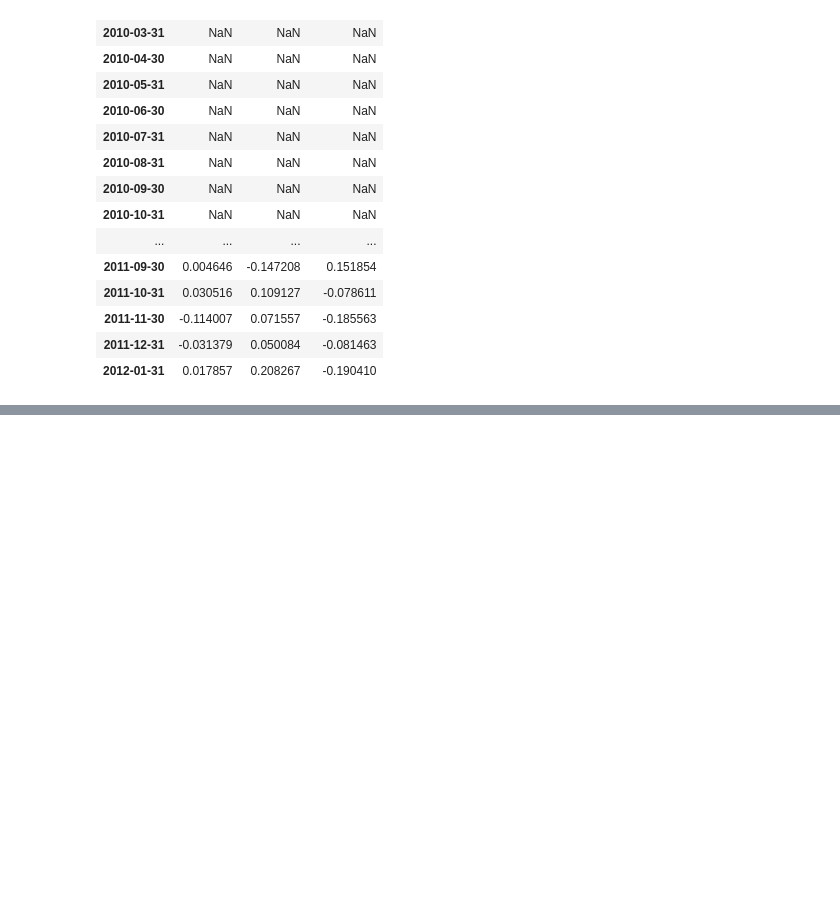
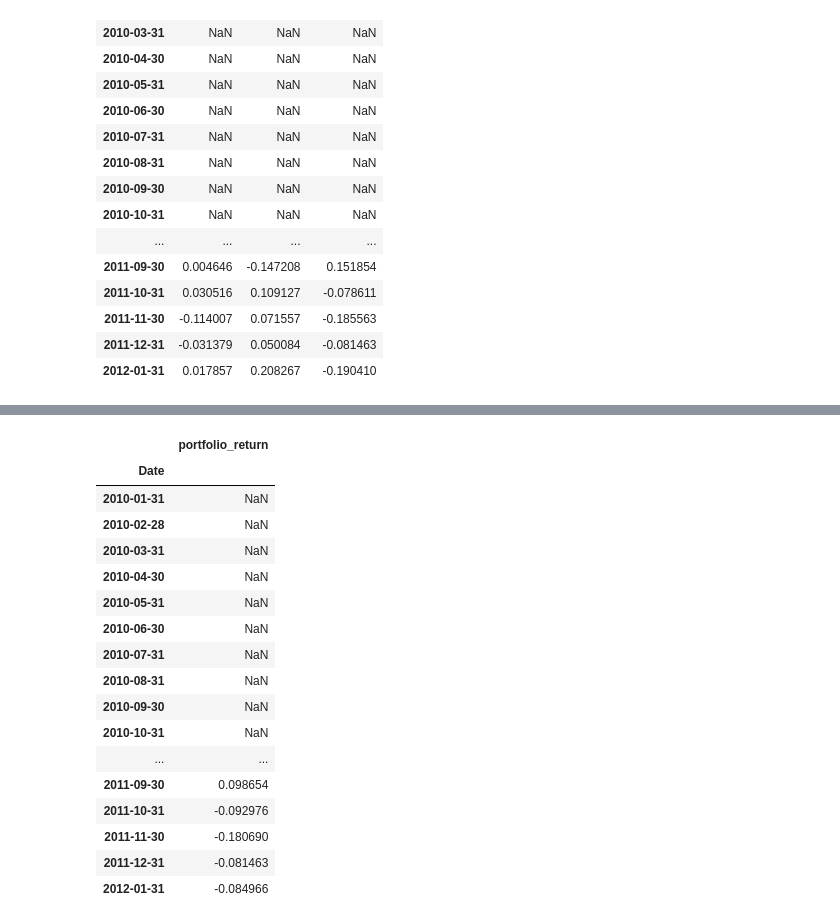
Before and after one commit to henryyu849/Medium-Momentum-Strategy, a Jupyter notebook: Momentum Signal/4 - Portfolio Sort Analysis.ipynb, the cells around one changed output, grey strips where cells are left out. Cells and saved outputs as stored; diff of their text form; code cells hidden in the pictures; blank space fills up the shorter version.

```diff
--- a/Momentum Signal/4 - Portfolio Sort Analysis.ipynb
+++ b/Momentum Signal/4 - Portfolio Sort Analysis.ipynb
@@ -151,0 +162,59 @@ portfolio(1).head(25)
+# %%
+mediummomentum.head()
+#we want to see the portfolio returns for a holding period of k months. If we set k at e.g. 3, then we buy the top decile and short the bottom decile of each row for 3 months. However, this means that at any given month (after the first 3 months), we are essentially holding 3 different portfolios, where the first portfolio will be held for 3 months, the second at its 2 month mark and the most recent portfolio for 1 month. That is our 'portfolio return', which is the average of all 3 portfolios.
+
+
+
+def strategy(k):
+    portfolio_returns = []
+
+    for j in range(mediummomentum.shape[0]):
+        batch_returns = []
+
+        for i in range(k):
+            c = j - i
+
+            if c >= 0:
+                top = mediummomentum["top_decile"].iloc[c]
+                bottom = mediummomentum["bottom_decile"].iloc[c]
+
+                if len(top) > 0 and len(bottom) > 0:
+                    top_total = 0
+                    for a in range(len(top)):
+                        top_total = top_total + returns_m.iloc[j, top[a]]
+
+                    bottom_total = 0
+                    for a in range(len(bottom)):
+                        bottom_total = bottom_total + returns_m.iloc[j, bottom[a]]
+
+                    batch_returns.append(top_total / len(top) - bottom_total / len(bottom))
+
+        if len(batch_returns) < k:
+            portfolio_returns.append(None)
+        else:
+            portfolio_returns.append(sum(batch_returns) / k)
+
+    results = pd.DataFrame(index=mediummomentum.index)
+    results["portfolio_return"] = portfolio_returns
+    return results
+
+strategy(3).head(25)
+# %% [output]
+|  | portfolio_return |
+| Date |  |
+| 2010-01-31 | NaN |
+| 2010-02-28 | NaN |
+| 2010-03-31 | NaN |
+| 2010-04-30 | NaN |
+| 2010-05-31 | NaN |
+| 2010-06-30 | NaN |
+| 2010-07-31 | NaN |
+| 2010-08-31 | NaN |
+| 2010-09-30 | NaN |
+| 2010-10-31 | NaN |
+| ... | ... |
+| 2011-09-30 | 0.098654 |
+| 2011-10-31 | -0.092976 |
+| 2011-11-30 | -0.180690 |
+| 2011-12-31 | -0.081463 |
+| 2012-01-31 | -0.084966 |
```
Also changed, not shown: parts of 1 cell of this notebook.
